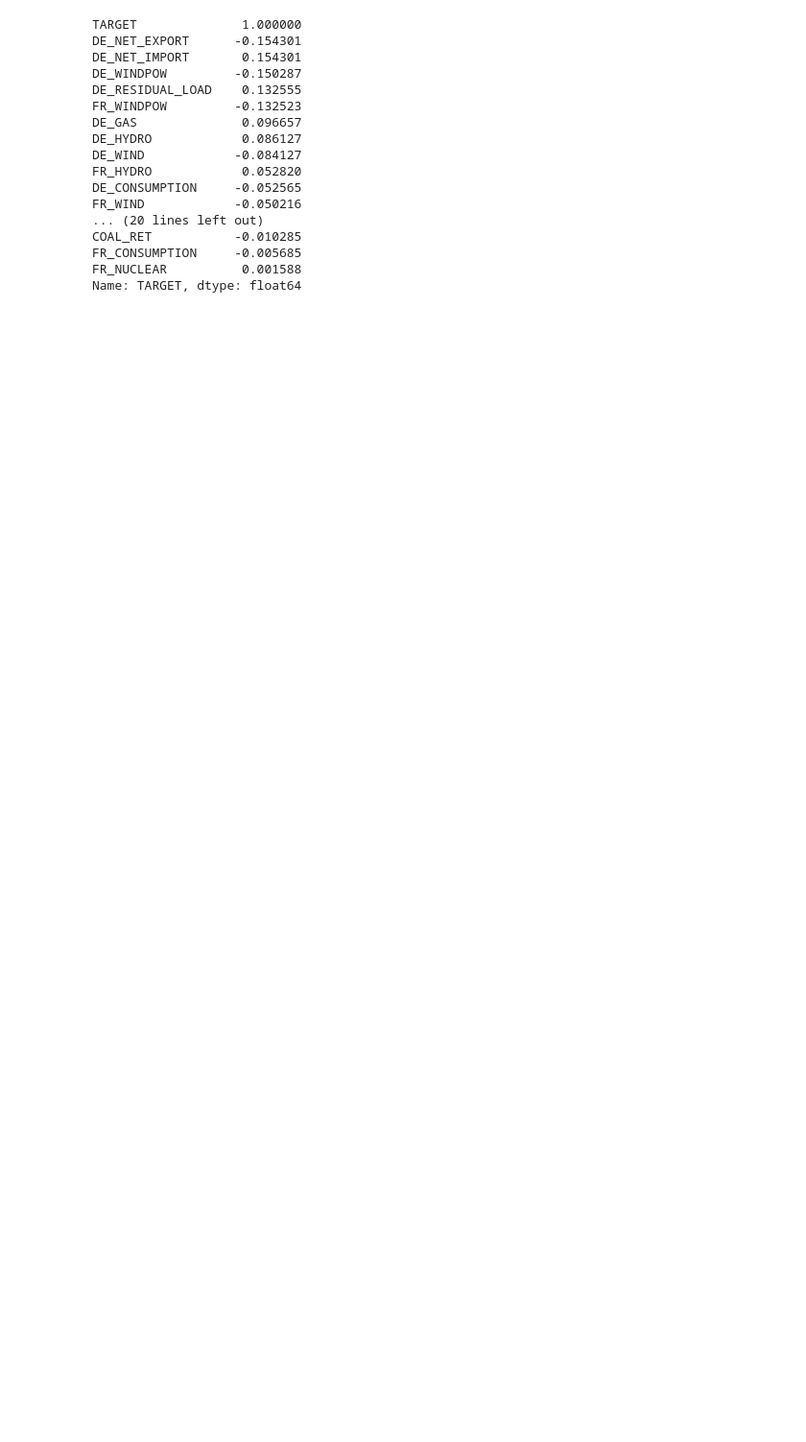
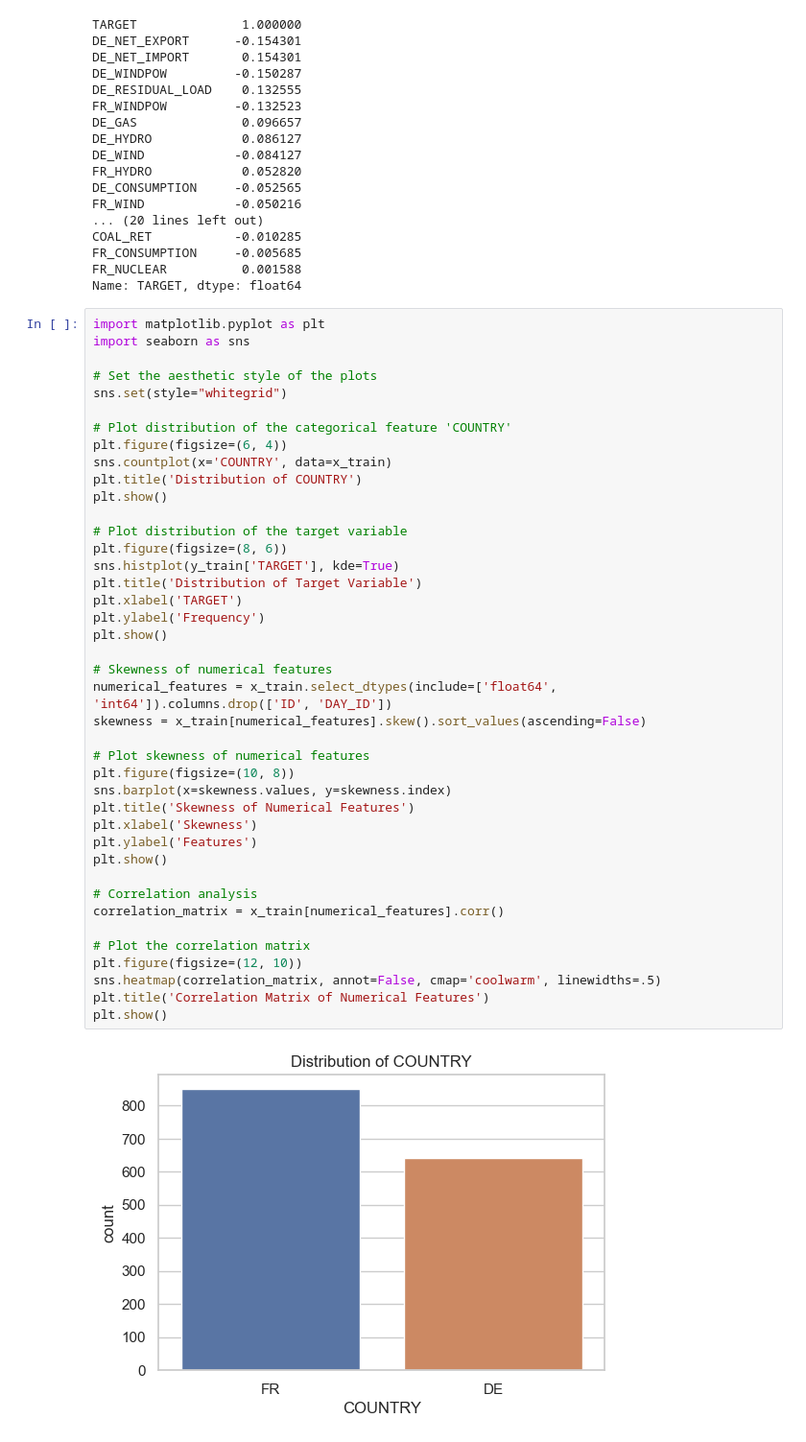
Before and after one commit to alexandra-pricop/EnsembleLearning, a Jupyter notebook: ensemble.ipynb, the cells around one changed output. Shown at 96% size. Saved outputs shown, nothing was run; the diff lists cells and outputs as text; blank space fills up the shorter version.

```diff
--- a/ensemble.ipynb
+++ b/ensemble.ipynb
@@ -78,3 +78,46 @@ COAL_RET           -0.010285
 FR_CONSUMPTION     -0.005685
 FR_NUCLEAR          0.001588
 Name: TARGET, dtype: float64
+# %%
+import matplotlib.pyplot as plt
+import seaborn as sns
+
+# Set the aesthetic style of the plots
+sns.set(style="whitegrid")
+
+# Plot distribution of the categorical feature 'COUNTRY'
+plt.figure(figsize=(6, 4))
+sns.countplot(x='COUNTRY', data=x_train)
+plt.title('Distribution of COUNTRY')
+plt.show()
+
+# Plot distribution of the target variable
+plt.figure(figsize=(8, 6))
+sns.histplot(y_train['TARGET'], kde=True)
+plt.title('Distribution of Target Variable')
+plt.xlabel('TARGET')
+plt.ylabel('Frequency')
+plt.show()
+
+# Skewness of numerical features
+numerical_features = x_train.select_dtypes(include=['float64', 'int64']).columns.drop(['ID', 'DAY_ID'])
+skewness = x_train[numerical_features].skew().sort_values(ascending=False)
+
+# Plot skewness of numerical features
+plt.figure(figsize=(10, 8))
+sns.barplot(x=skewness.values, y=skewness.index)
+plt.title('Skewness of Numerical Features')
+plt.xlabel('Skewness')
+plt.ylabel('Features')
+plt.show()
+
+# Correlation analysis
+correlation_matrix = x_train[numerical_features].corr()
+
+# Plot the correlation matrix
+plt.figure(figsize=(12, 10))
+sns.heatmap(correlation_matrix, annot=False, cmap='coolwarm', linewidths=.5)
+plt.title('Correlation Matrix of Numerical Features')
+plt.show()
+# %% [output]
+[figure, added]
```
Also changed, not shown: parts of 3 cells of this notebook.
